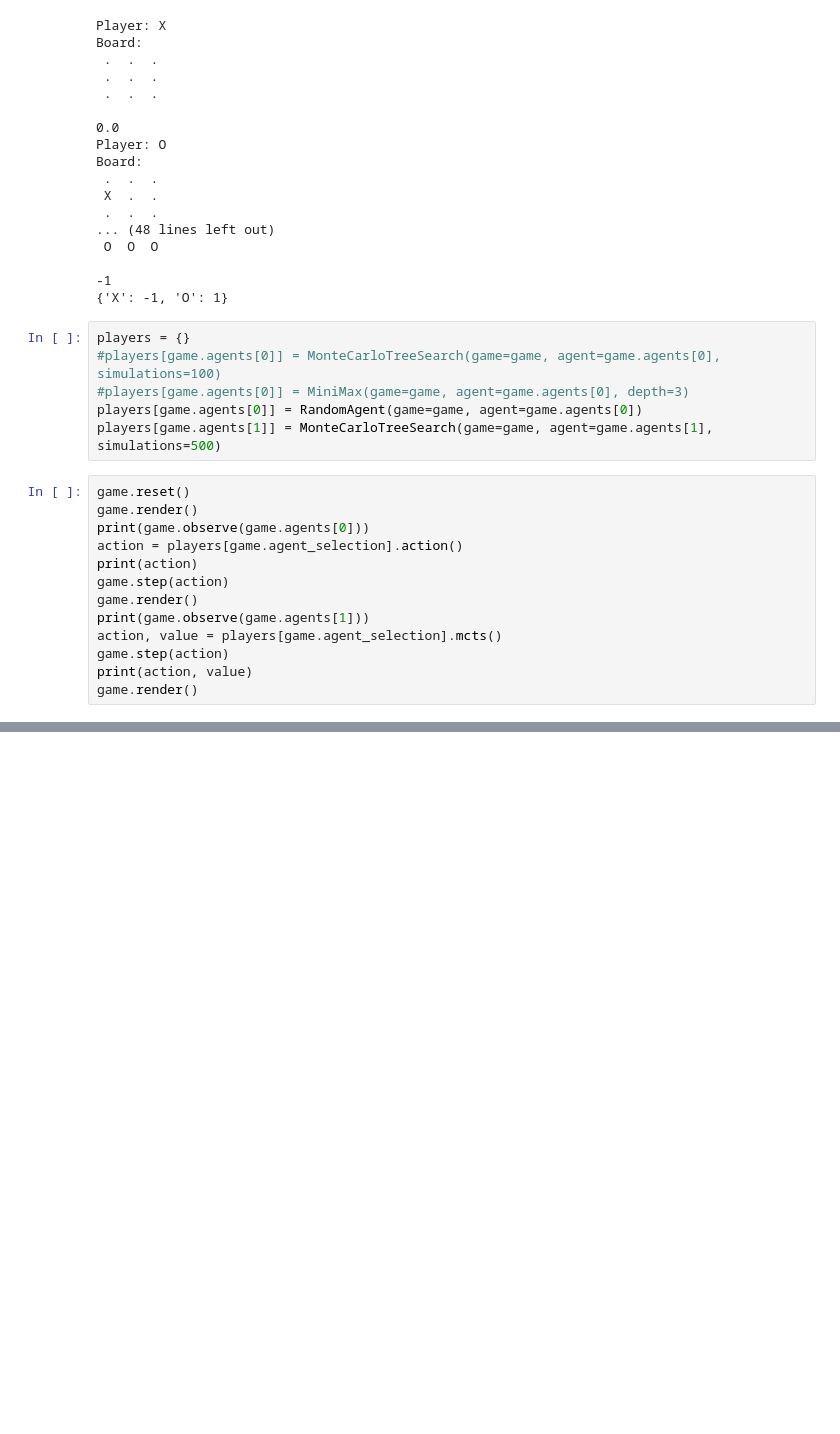
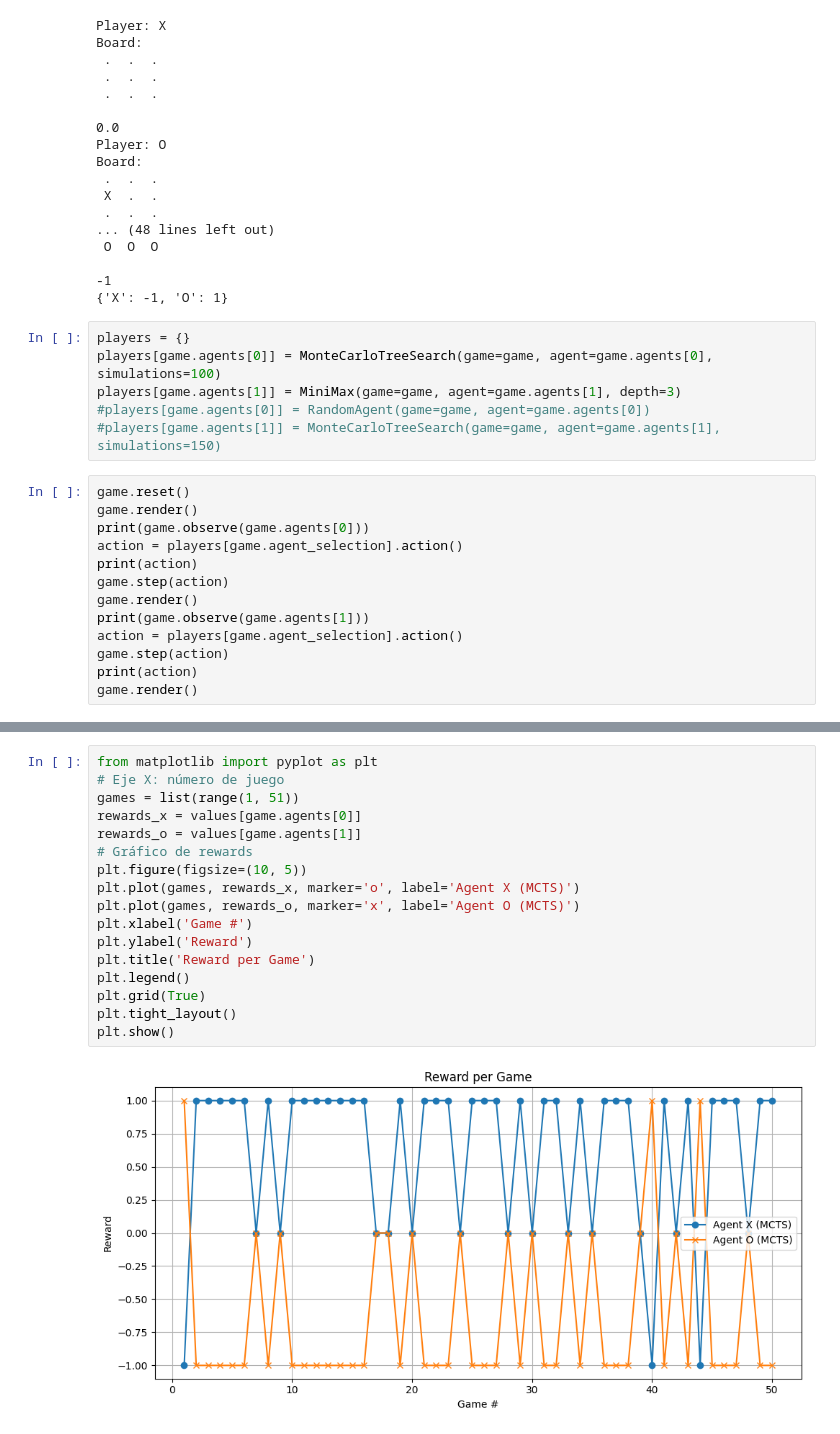
Before and after one commit to leandrouruguay1994/multiagentes-alt-games, a Jupyter notebook: multiagentes-alt-games/alternating_games/TicTacToe.ipynb, the cells around one changed output, grey strips where cells are left out. Drawn from its saved outputs; the diff is of its cells as text; blank space fills up the shorter version.

```diff
--- a/multiagentes-alt-games/alternating_games/TicTacToe.ipynb
+++ b/multiagentes-alt-games/alternating_games/TicTacToe.ipynb
@@ -44,10 +44,10 @@ Board:
 {'X': -1, 'O': 1}
 # %%
 players = {}
-#players[game.agents[0]] = MonteCarloTreeSearch(game=game, agent=game.agents[0], simulations=100)
-#players[game.agents[0]] = MiniMax(game=game, agent=game.agents[0], depth=3)
-players[game.agents[0]] = RandomAgent(game=game, agent=game.agents[0])
-players[game.agents[1]] = MonteCarloTreeSearch(game=game, agent=game.agents[1], simulations=500)
+players[game.agents[0]] = MonteCarloTreeSearch(game=game, agent=game.agents[0], simulations=100)
+players[game.agents[1]] = MiniMax(game=game, agent=game.agents[1], depth=3)
+#players[game.agents[0]] = RandomAgent(game=game, agent=game.agents[0])
+#players[game.agents[1]] = MonteCarloTreeSearch(game=game, agent=game.agents[1], simulations=150)
 # %%
 game.reset()
 game.render()
@@ -57,9 +57,9 @@ print(action)
 game.step(action)
 game.render()
 print(game.observe(game.agents[1]))
-action, value = players[game.agent_selection].mcts()
+action = players[game.agent_selection].action()
 game.step(action)
-print(action, value)
+print(action)
 game.render()
 # %% [output]
 Player: X
@@ -103,0 +104,19 @@ Agent O win rate: 43 over 50 games
+# %%
+from matplotlib import pyplot as plt
+# Eje X: número de juego
+games = list(range(1, 51))
+rewards_x = values[game.agents[0]]
+rewards_o = values[game.agents[1]]
+# Gráfico de rewards
+plt.figure(figsize=(10, 5))
+plt.plot(games, rewards_x, marker='o', label='Agent X (MCTS)')
+plt.plot(games, rewards_o, marker='x', label='Agent O (MCTS)')
+plt.xlabel('Game #')
+plt.ylabel('Reward')
+plt.title('Reward per Game')
+plt.legend()
+plt.grid(True)
+plt.tight_layout()
+plt.show()
+# %% [output]
+[figure, added]
```
Also changed, not shown: parts of 5 cells of this notebook, 24 other files.
